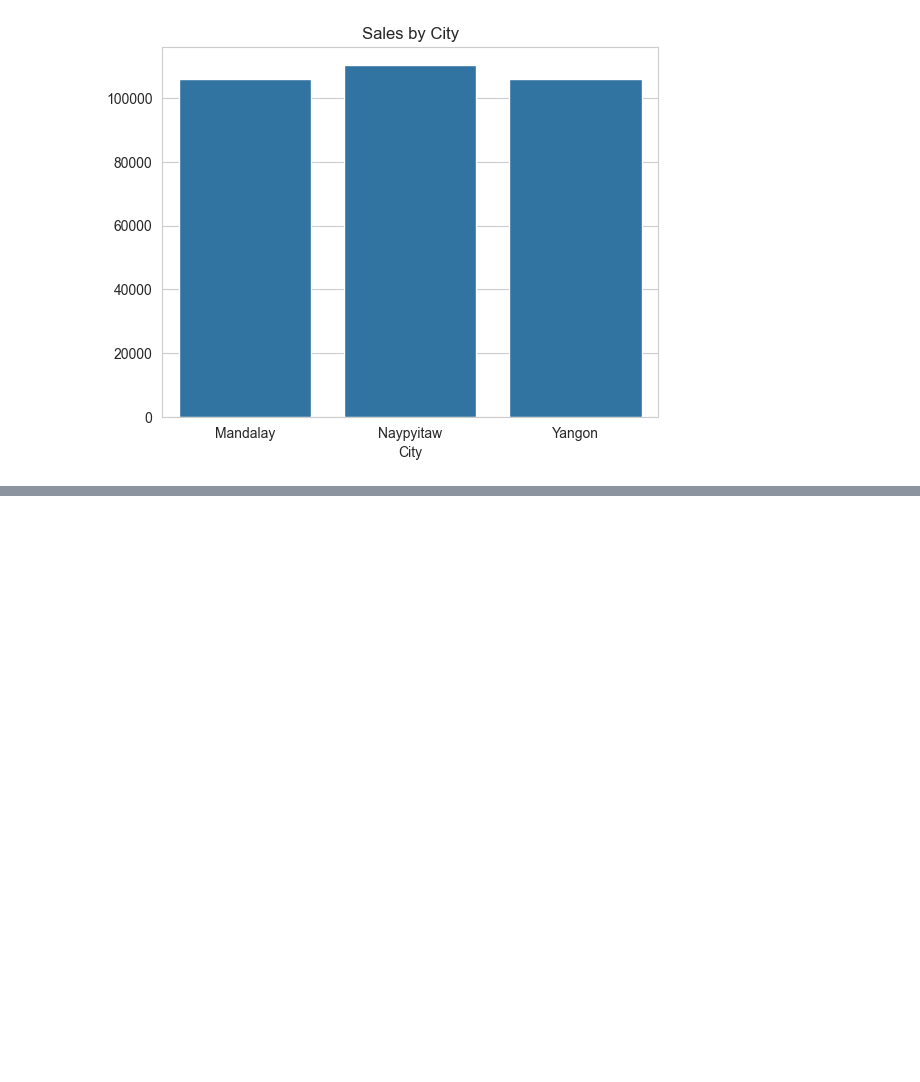
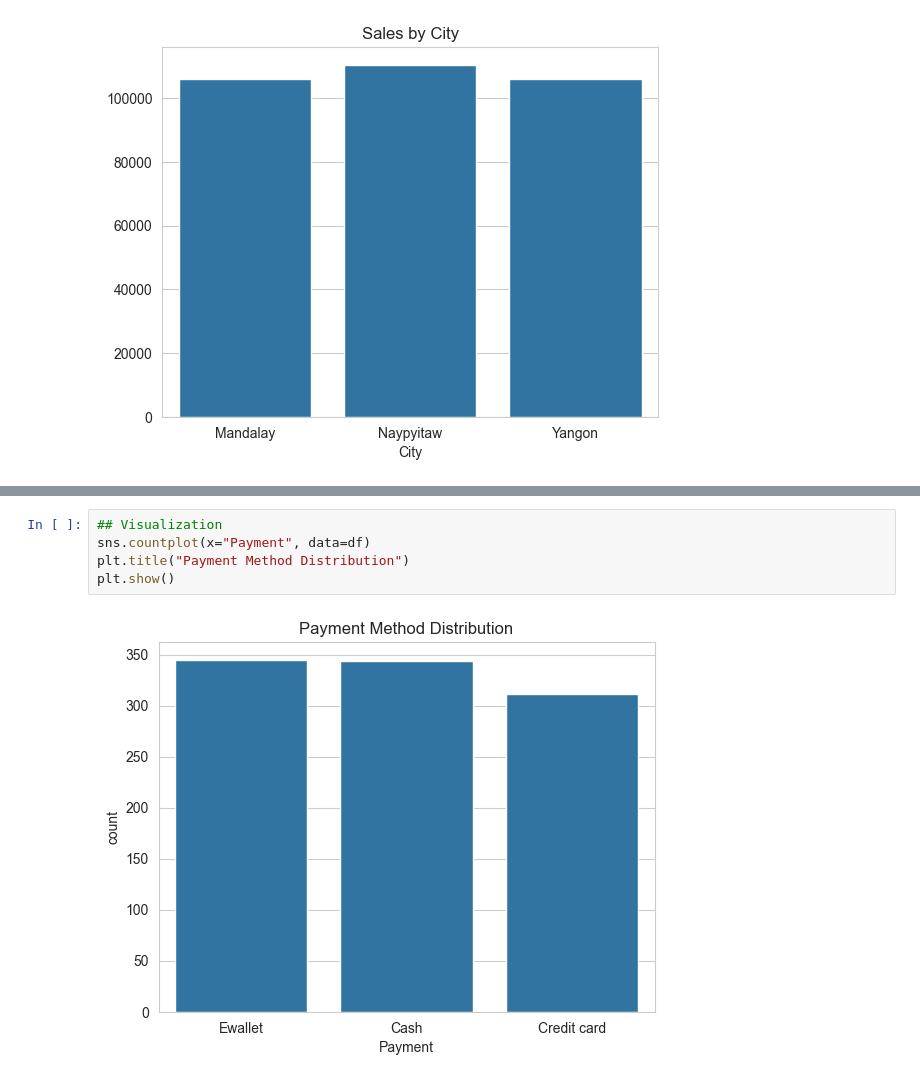
Before and after one commit to GL1TH/supermarket, a Jupyter notebook: Supermarket_project.ipynb, the cells around one changed output, grey strips where cells are left out. Drawn from its saved outputs; the diff is of its cells as text; blank space fills up the shorter version.

```diff
--- a/Supermarket_project.ipynb
+++ b/Supermarket_project.ipynb
@@ -166,0 +177,7 @@ plt.show()
+# %%
+## Visualization
+sns.countplot(x="Payment", data=df)
+plt.title("Payment Method Distribution")
+plt.show()
+# %% [output]
+[figure, added]
```
Also changed, not shown: parts of 5 cells of this notebook.
